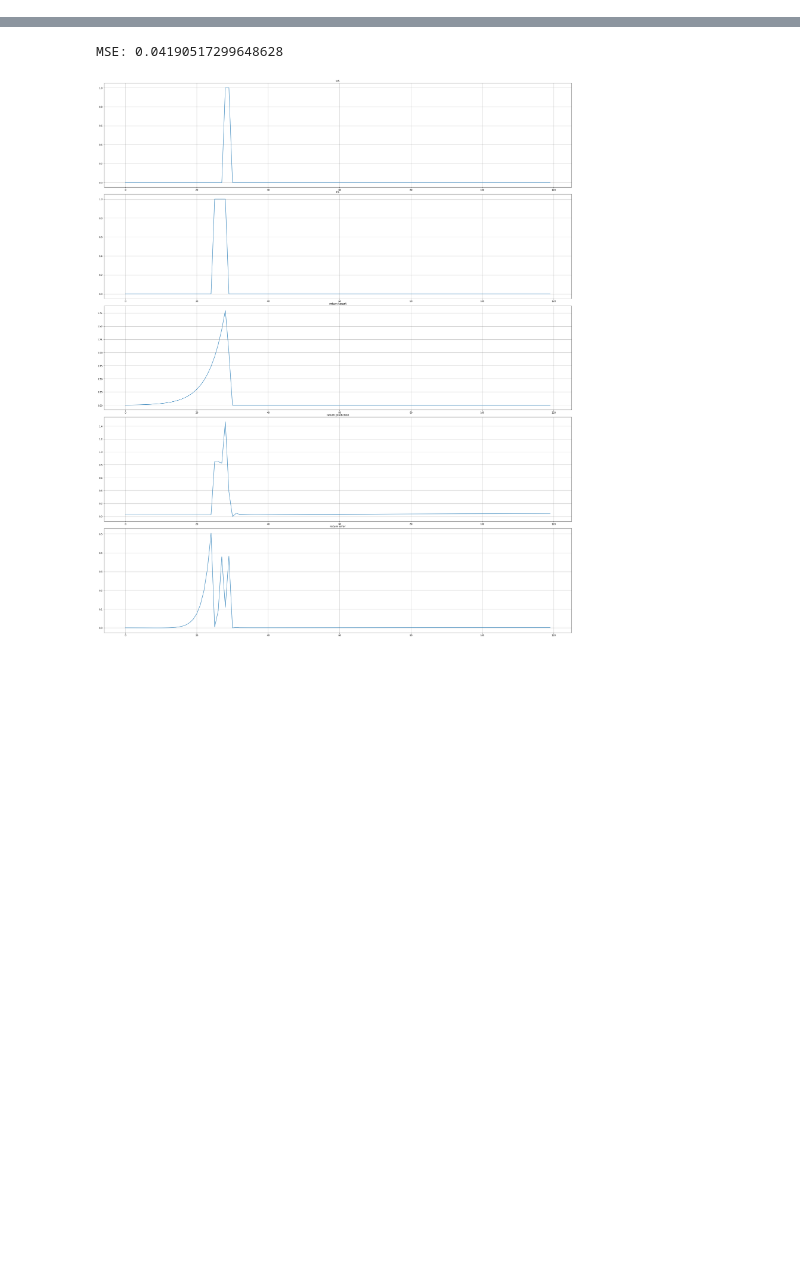
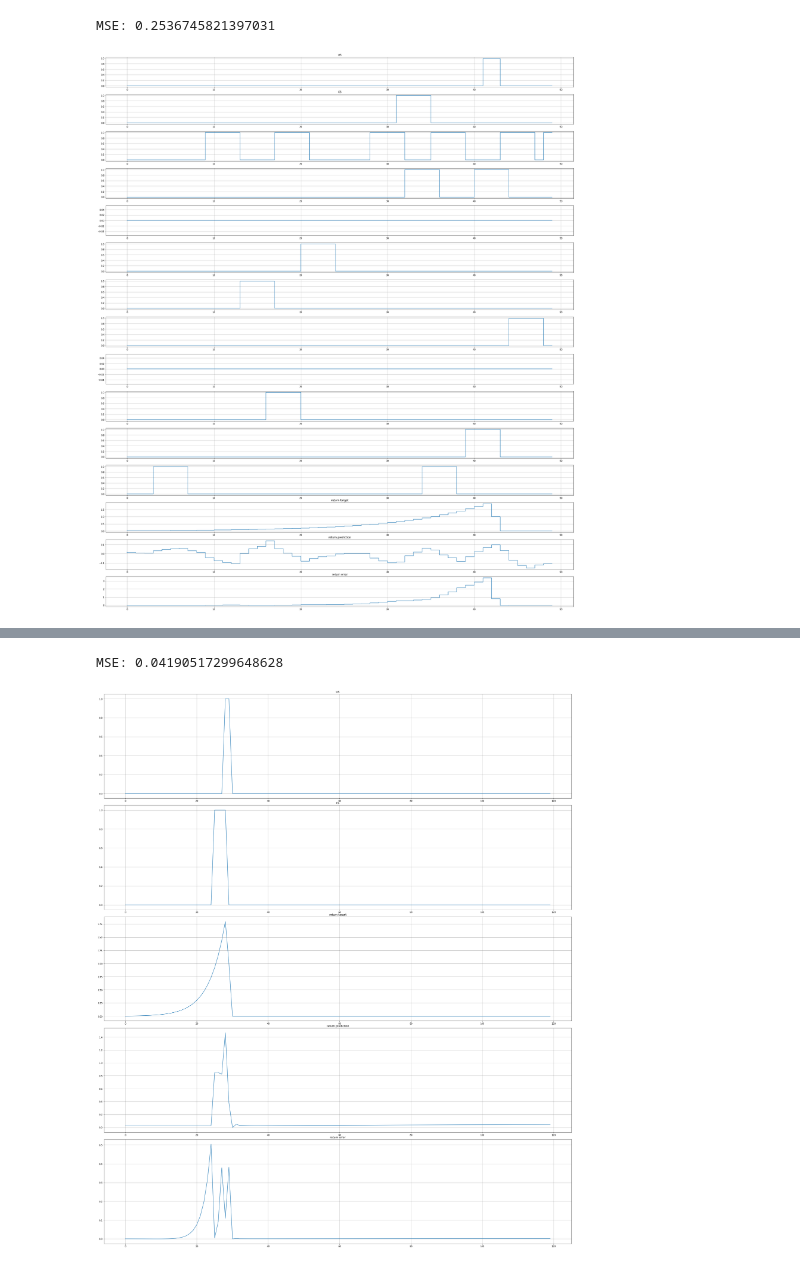
Before and after one commit to haseebs/animal-state-learning, a Jupyter notebook: notebooks/lstm.ipynb, the cells around one changed output, grey strips where cells are left out. Cells and saved outputs as stored; diff of their text form; code cells hidden in the pictures; blank space fills up the shorter version.

```diff
--- a/notebooks/lstm.ipynb
+++ b/notebooks/lstm.ipynb
@@ -422,0 +447,5 @@ TD Error at t:11000 = 0.00010876921442104504
+# %%
+plot_last_n(obsall, predall, errors, n=50)
+# %% [output]
+MSE: 0.2536745821397031
+[figure, added]
```
Also changed, not shown: parts of 9 cells of this notebook.
